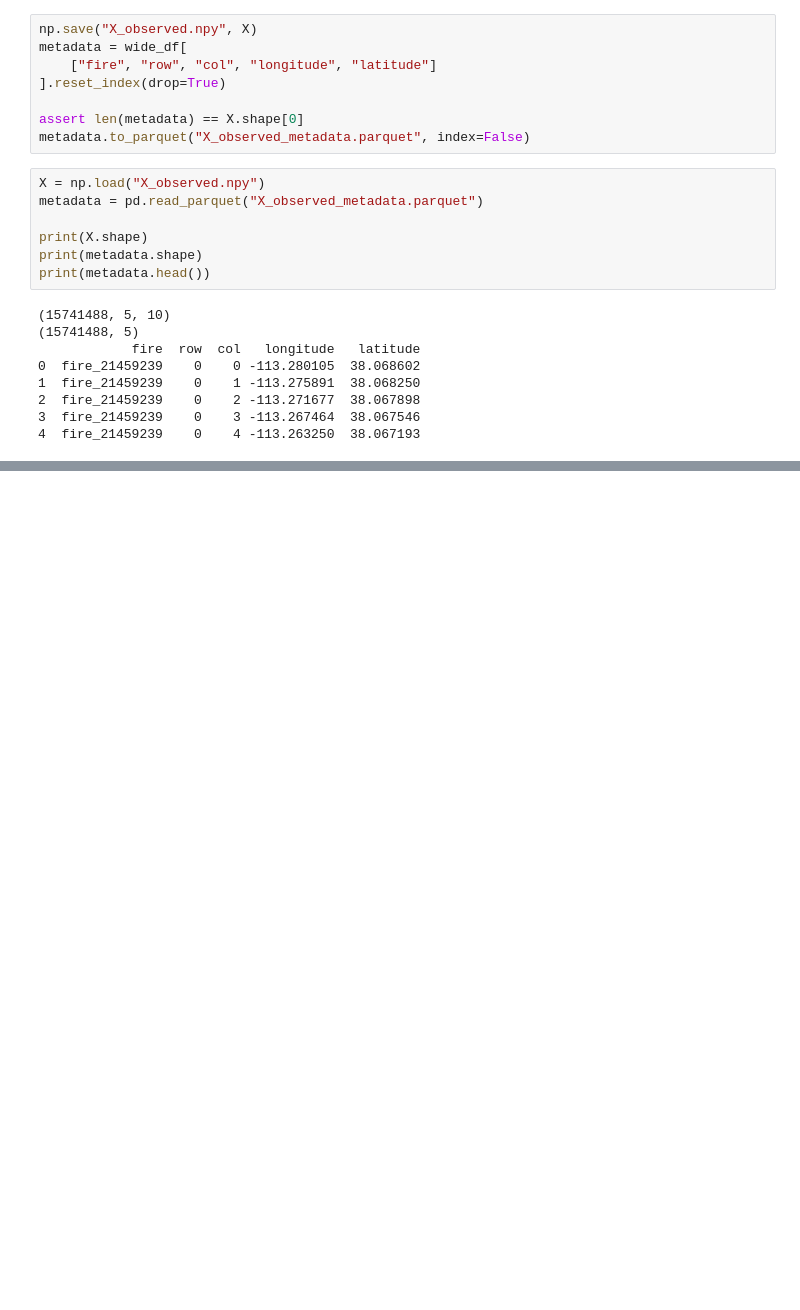
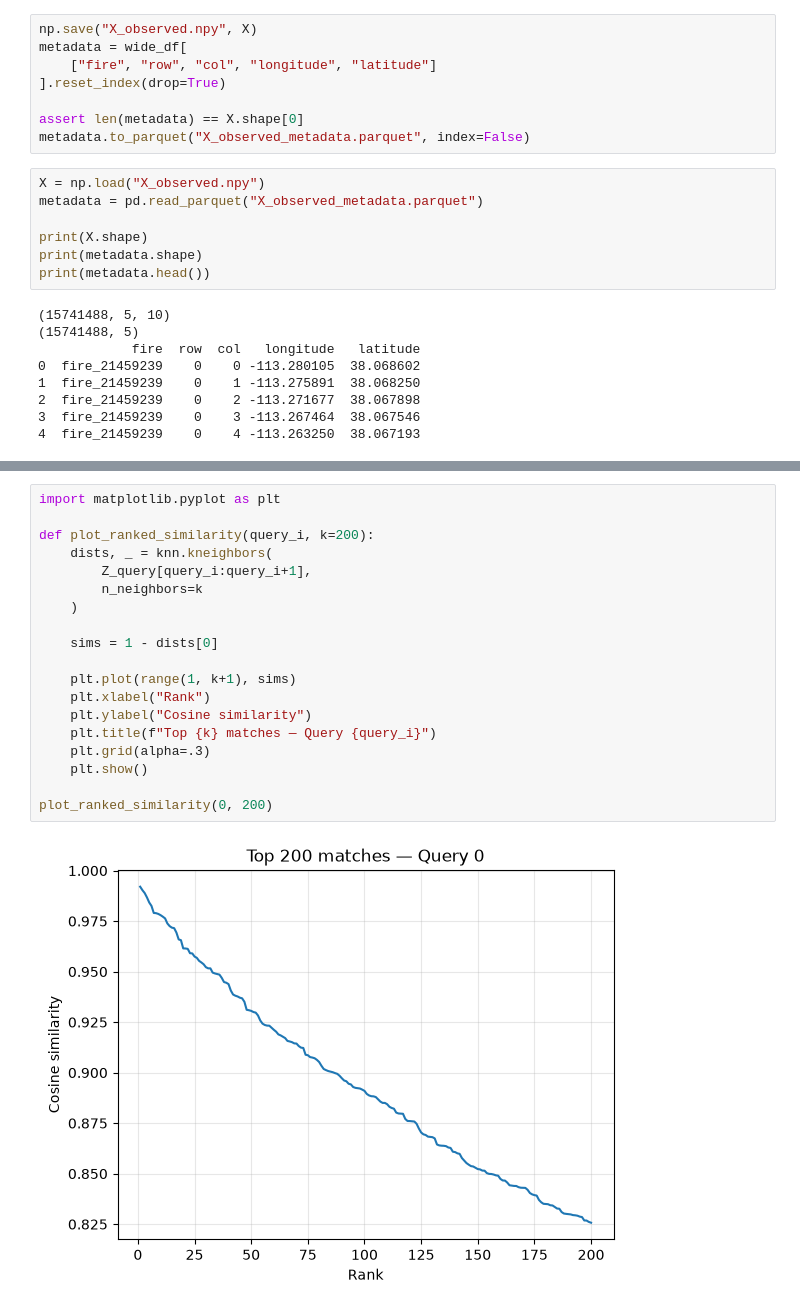
Before and after one commit to meenuravi18/fire2vec, a Jupyter notebook: retrievalFullExample-Autoencoder.ipynb, the cells around one changed output, grey strips where cells are left out. Saved outputs shown, nothing was run; the diff lists cells and outputs as text; blank space fills up the shorter version.

```diff
--- a/retrievalFullExample-Autoencoder.ipynb
+++ b/retrievalFullExample-Autoencoder.ipynb
@@ -657,3 +586,24 @@ Name: 0, dtype: object
+# %%
+import matplotlib.pyplot as plt
+
+def plot_ranked_similarity(query_i, k=200):
+    dists, _ = knn.kneighbors(
+        Z_query[query_i:query_i+1],
+        n_neighbors=k
+    )
+
+    sims = 1 - dists[0]
+
+    plt.plot(range(1, k+1), sims)
+    plt.xlabel("Rank")
+    plt.ylabel("Cosine similarity")
+    plt.title(f"Top {k} matches — Query {query_i}")
+    plt.grid(alpha=.3)
+    plt.show()
+
+plot_ranked_similarity(0, 200)
+# %% [output]
+[figure, added]
 # %%
 E = np.vstack([Z_query, Z_candidate])
 U = umap.UMAP(n_neighbors=15, min_dist=.1, metric="cosine", random_state=42).fit_transform(E)
```
Also changed, not shown: parts of 23 cells of this notebook, 3 other files.
